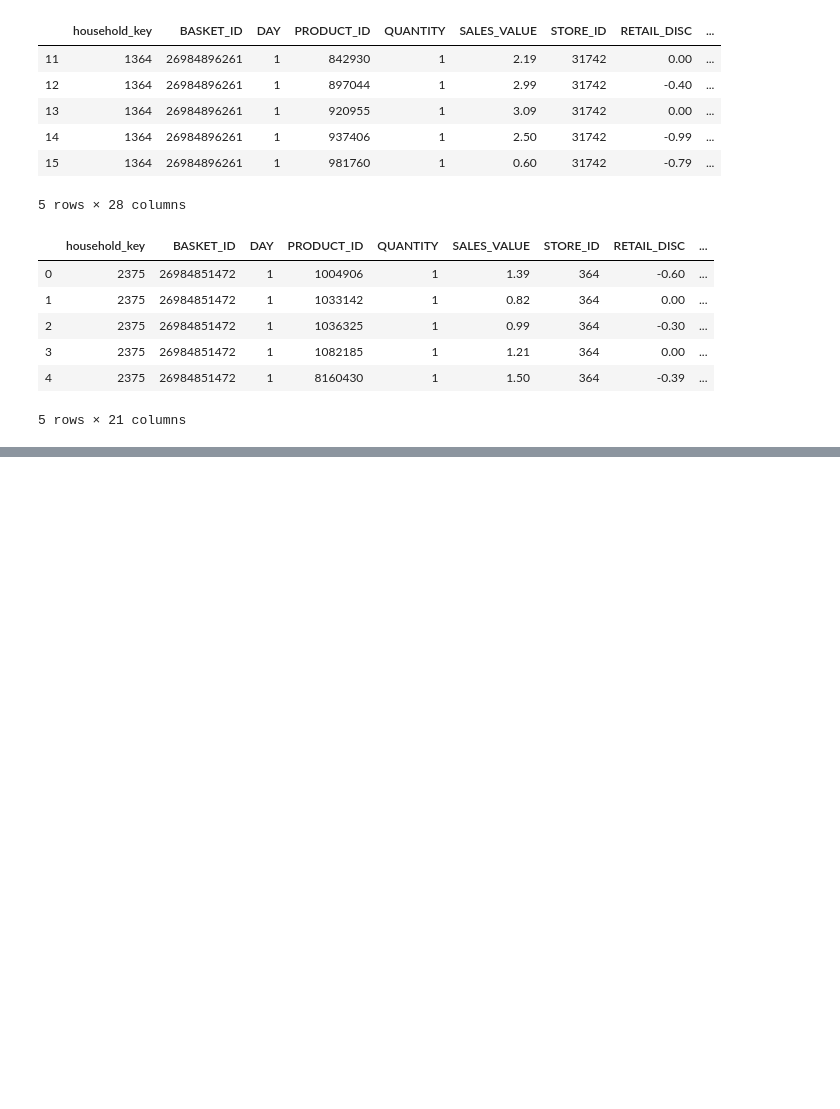
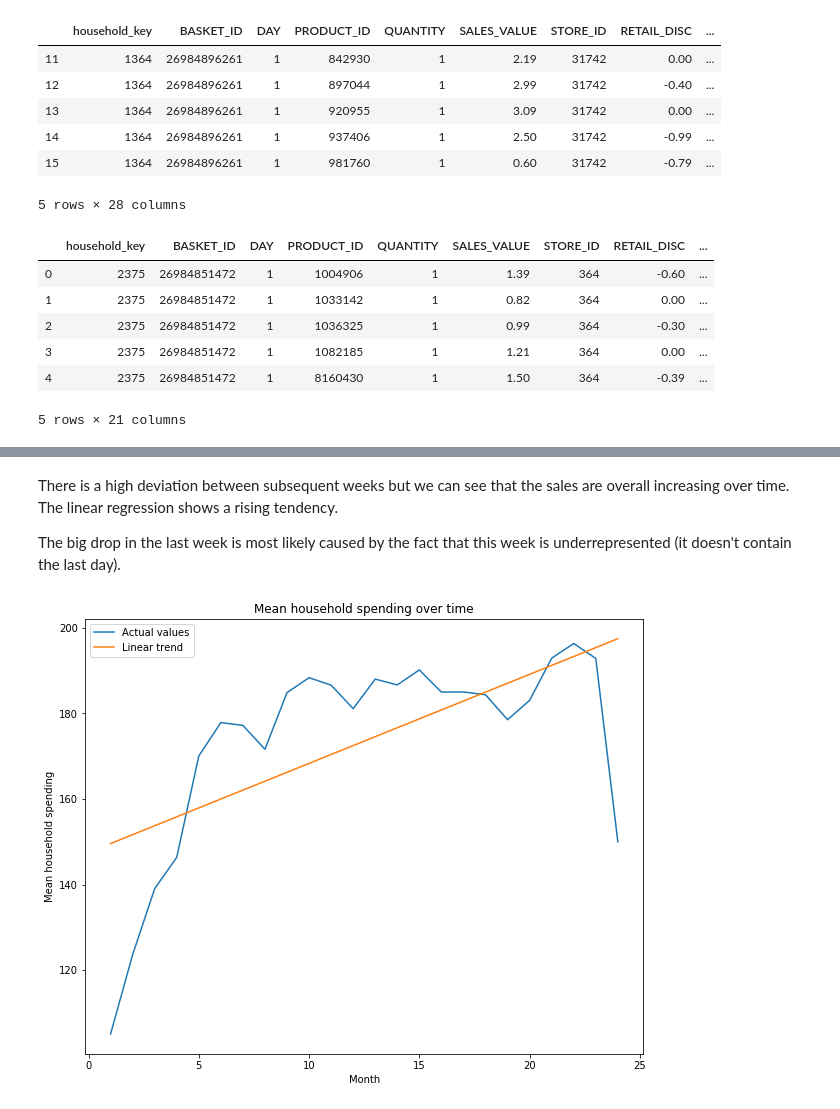
Before and after one commit to Lucianod28/Ada-project, a Jupyter notebook: Milestone2.ipynb, the cells around one changed output, grey strips where cells are left out. Drawn from its saved outputs; the diff is of its cells as text; code cells hidden in the pictures; blank space fills up the shorter version.

```diff
--- a/Milestone2.ipynb
+++ b/Milestone2.ipynb
@@ -97,0 +125,4 @@ transactions_products.head()
+# %% [markdown]
+There is a high deviation between subsequent weeks but we can see that the sales are overall increasing over time. The linear regression shows a rising tendency.
+
+The big drop in the last week is most likely caused by the fact that this week is underrepresented (it doesn't contain the last day).
@@ -97,0 +131,6 @@ transactions_products.head()
+# %%
+monthly = transactions.groupby(["household_key", "MONTH"])["SALES_VALUE"].sum().reset_index().groupby("MONTH")["SALES_VALUE"].mean()
+# %%
+plot_trend(monthly.index, monthly, "Month", "Mean household spending", "Mean household spending over time")
+# %% [output]
+[figure, added]
```
Also changed, not shown: parts of 10 cells of this notebook, 1 other file.
